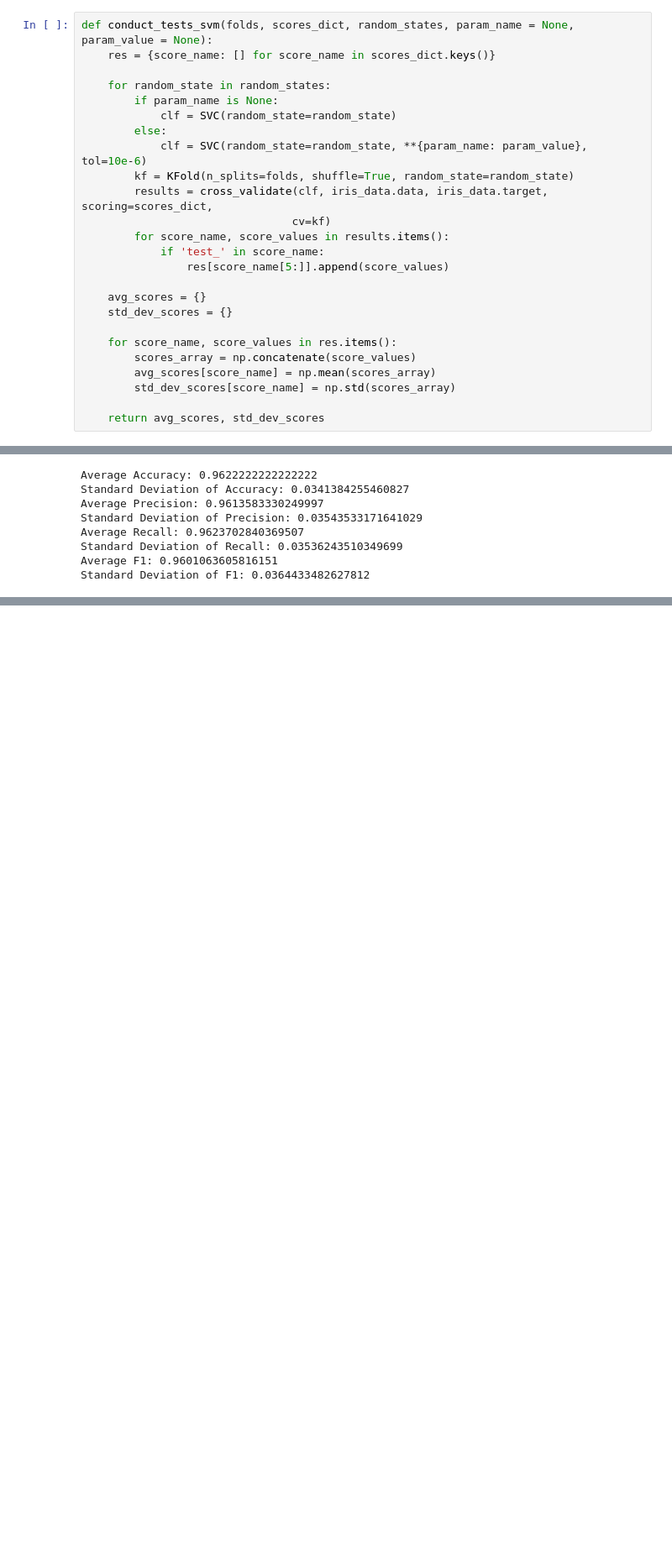
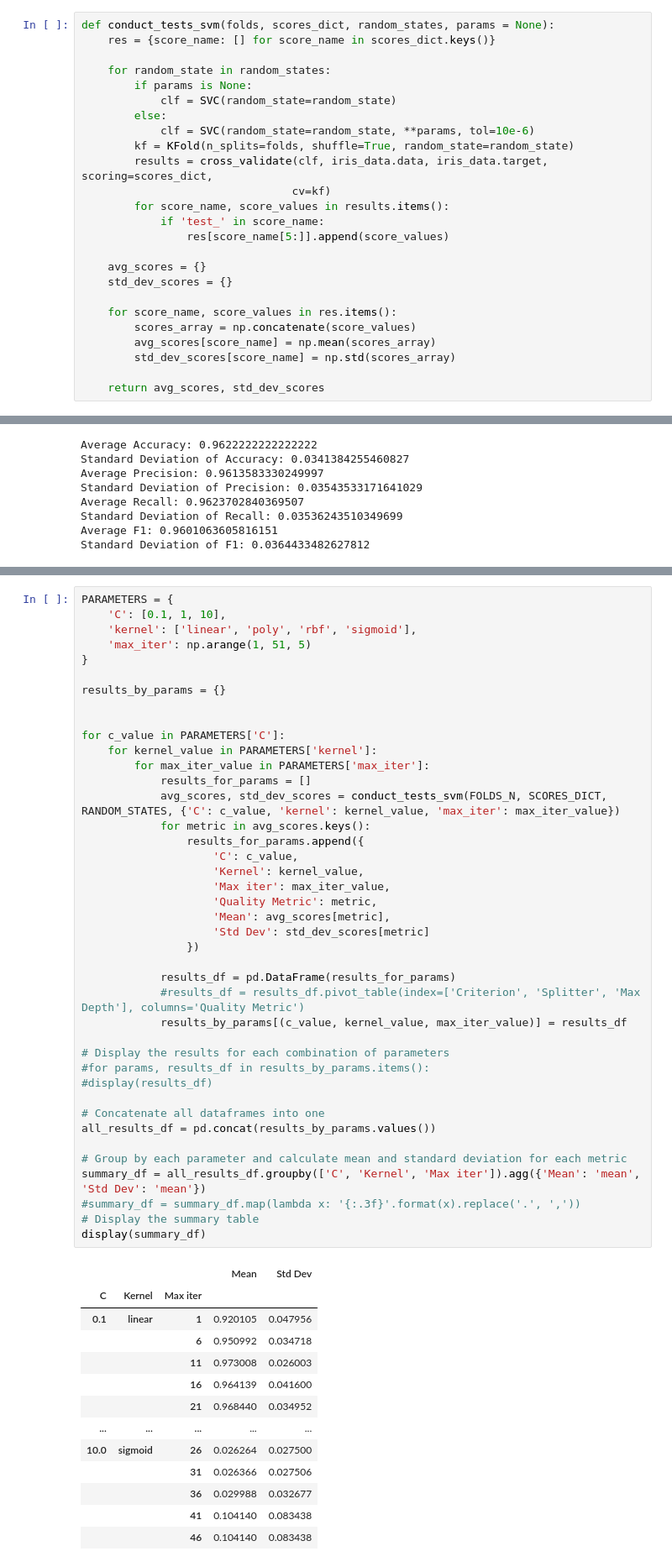
Before and after one commit to kubamarchut/wsi, a Jupyter notebook: ex-4/main.ipynb, the cells around one changed output, grey strips where cells are left out. Shown at 84% size. Cells and saved outputs as stored; diff of their text form; blank space fills up the shorter version.

```diff
--- a/ex-4/main.ipynb
+++ b/ex-4/main.ipynb
@@ -192,12 +191,12 @@ Wartość parametru &  &  &  &  &  &  &  &  \\
 # %%
-def conduct_tests_svm(folds, scores_dict, random_states, param_name = None, param_value = None):
+def conduct_tests_svm(folds, scores_dict, random_states, params = None):
     res = {score_name: [] for score_name in scores_dict.keys()}
 
     for random_state in random_states:
-        if param_name is None:
+        if params is None:
             clf = SVC(random_state=random_state)
         else:
-            clf = SVC(random_state=random_state, **{param_name: param_value}, tol=10e-6)
+            clf = SVC(random_state=random_state, **params, tol=10e-6)
         kf = KFold(n_splits=folds, shuffle=True, random_state=random_state)
         results = cross_validate(clf, iris_data.data, iris_data.target, scoring=scores_dict,
                                 cv=kf)
@@ -342,0 +231,55 @@ Wartość parametru &  &  &  &  &  &  &  &  \\
+# %%
+PARAMETERS = {
+    'C': [0.1, 1, 10],
+    'kernel': ['linear', 'poly', 'rbf', 'sigmoid'],
+    'max_iter': np.arange(1, 51, 5)
+}
+
+results_by_params = {}
+
+
+for c_value in PARAMETERS['C']:
+    for kernel_value in PARAMETERS['kernel']:
+        for max_iter_value in PARAMETERS['max_iter']:
+            results_for_params = []
+            avg_scores, std_dev_scores = conduct_tests_svm(FOLDS_N, SCORES_DICT, RANDOM_STATES, {'C': c_value, 'kernel': kernel_value, 'max_iter': max_iter_value})
+            for metric in avg_scores.keys():
+                results_for_params.append({
+                    'C': c_value,
+                    'Kernel': kernel_value,
+                    'Max iter': max_iter_value,
+                    'Quality Metric': metric,
+                    'Mean': avg_scores[metric],
+                    'Std Dev': std_dev_scores[metric]
+                })
+
+            results_df = pd.DataFrame(results_for_params)
+            #results_df = results_df.pivot_table(index=['Criterion', 'Splitter', 'Max Depth'], columns='Quality Metric')
+            results_by_params[(c_value, kernel_value, max_iter_value)] = results_df
+
+# Display the results for each combination of parameters
+#for params, results_df in results_by_params.items():
+#display(results_df)
+
+# Concatenate all dataframes into one
+all_results_df = pd.concat(results_by_params.values())
+
+# Group by each parameter and calculate mean and standard deviation for each metric
+summary_df = all_results_df.groupby(['C', 'Kernel', 'Max iter']).agg({'Mean': 'mean', 'Std Dev': 'mean'})
+#summary_df = summary_df.map(lambda x: '{:.3f}'.format(x).replace('.', ','))
+# Display the summary table
+display(summary_df)
+# %% [output]
+|  |  |  | Mean | Std Dev |
+| C | Kernel | Max iter |  |  |
+| 0.1 | linear | 1 | 0.920105 | 0.047956 |
+|  |  | 6 | 0.950992 | 0.034718 |
+|  |  | 11 | 0.973008 | 0.026003 |
+|  |  | 16 | 0.964139 | 0.041600 |
+|  |  | 21 | 0.968440 | 0.034952 |
+| ... | ... | ... | ... | ... |
+| 10.0 | sigmoid | 26 | 0.026264 | 0.027500 |
+|  |  | 31 | 0.026366 | 0.027506 |
+|  |  | 36 | 0.029988 | 0.032677 |
+|  |  | 41 | 0.104140 | 0.083438 |
+|  |  | 46 | 0.104140 | 0.083438 |
```
Also changed, not shown: parts of 7 cells of this notebook.
